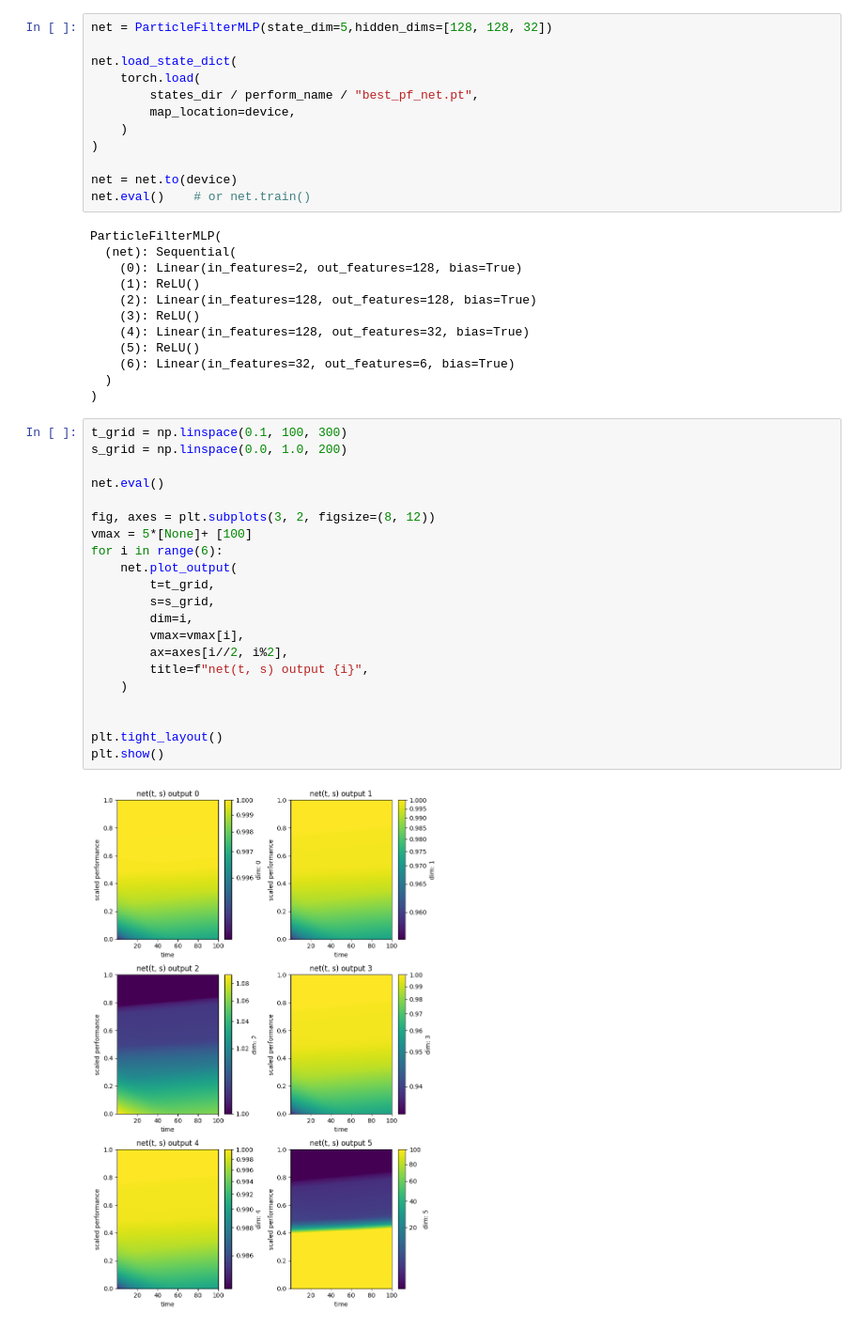
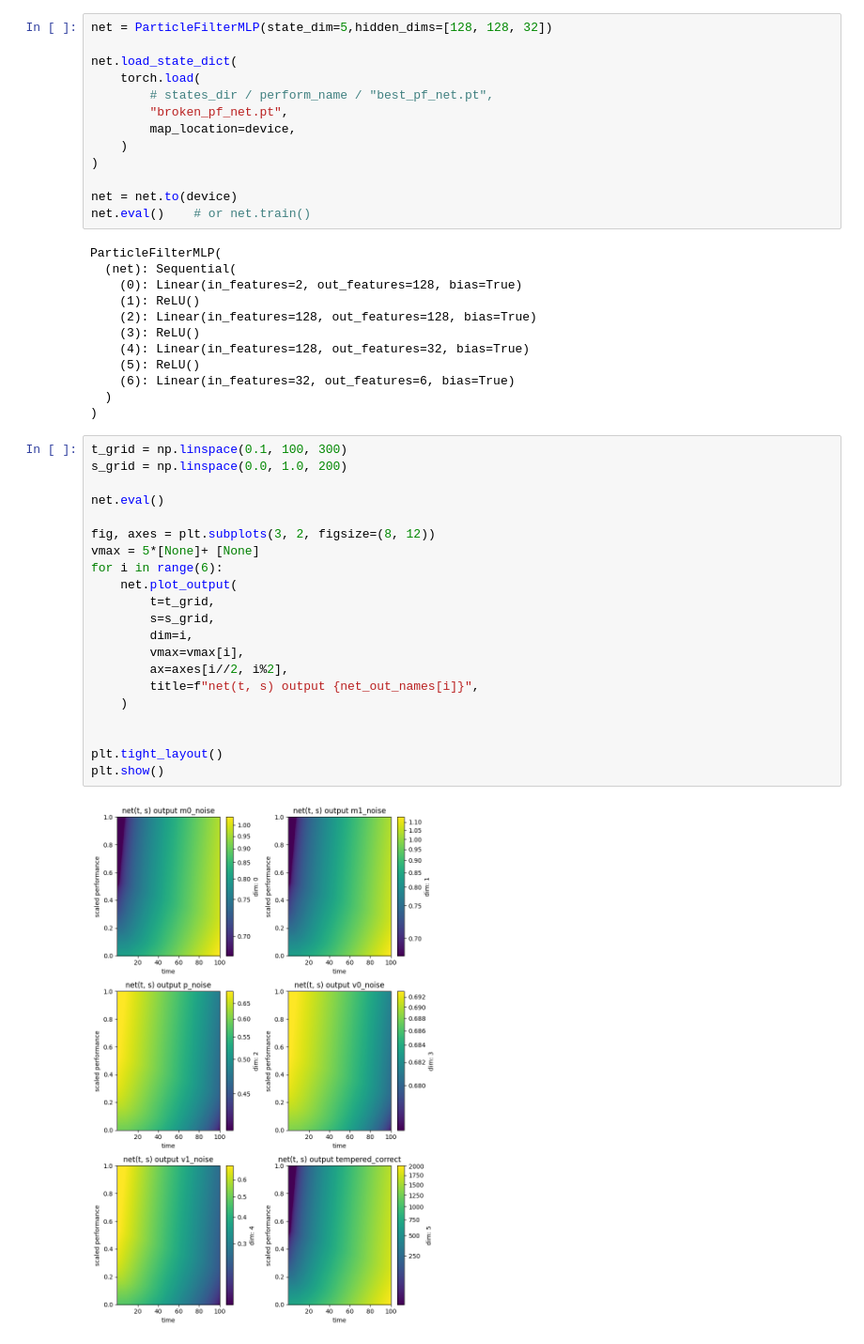
Before and after one commit to 4belito/deep-performance-rul, a Jupyter notebook: 5p-plot_net_otput.ipynb, the cells around one changed output. Shown at 94% size. Saved outputs shown, nothing was run; the diff lists cells and outputs as text.

```diff
--- a/5p-plot_net_otput.ipynb
+++ b/5p-plot_net_otput.ipynb
@@ -16,7 +26,8 @@ net = ParticleFilterMLP(state_dim=5,hidden_dims=[128, 128, 32])
 
 net.load_state_dict(
     torch.load(
-        states_dir / perform_name / "best_pf_net.pt",
+        # states_dir / perform_name / "best_pf_net.pt",
+        "broken_pf_net.pt",
         map_location=device,
     )
 )
@@ -38,23 +49,23 @@ ParticleFilterMLP(
 # %%
 t_grid = np.linspace(0.1, 100, 300)
 s_grid = np.linspace(0.0, 1.0, 200)
 
 net.eval()
 
 fig, axes = plt.subplots(3, 2, figsize=(8, 12))
-vmax = 5*[None]+ [100]
+vmax = 5*[None]+ [None]
 for i in range(6):
 	net.plot_output(
 		t=t_grid,
 		s=s_grid,
 		dim=i,
   		vmax=vmax[i],
 		ax=axes[i//2, i%2],
-		title=f"net(t, s) output {i}",
+		title=f"net(t, s) output {net_out_names[i]}",
 	)
 
 
 plt.tight_layout()
 plt.show()
 # %% [output]
-[figure, old version]
+[figure, new version]
```
Also changed, not shown: parts of 3 cells of this notebook, 9 other files.
